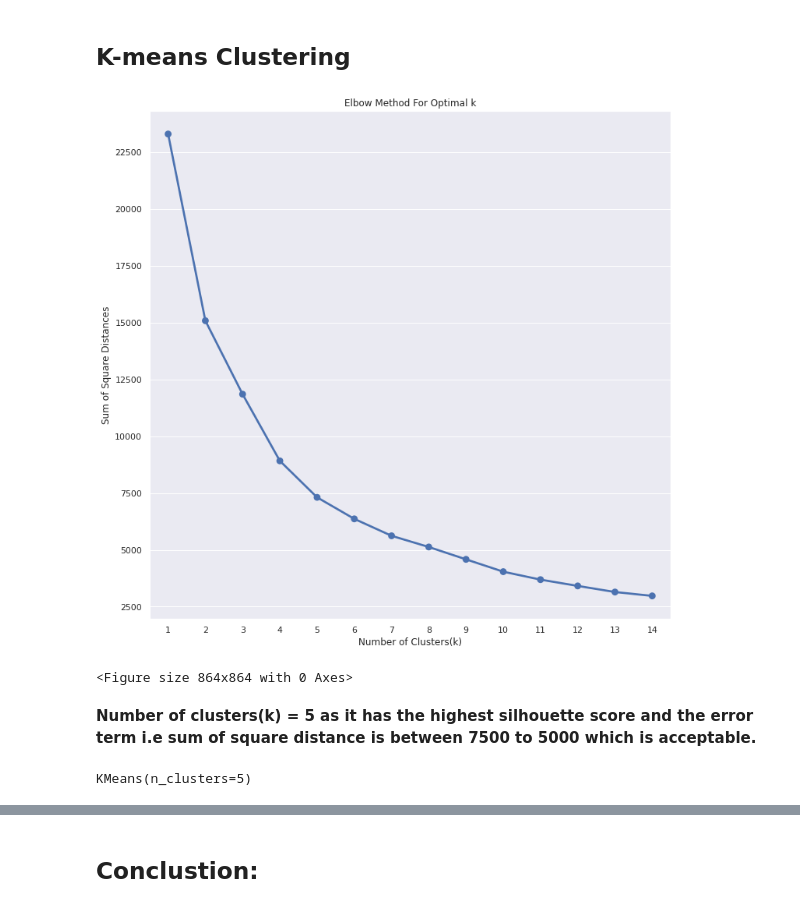
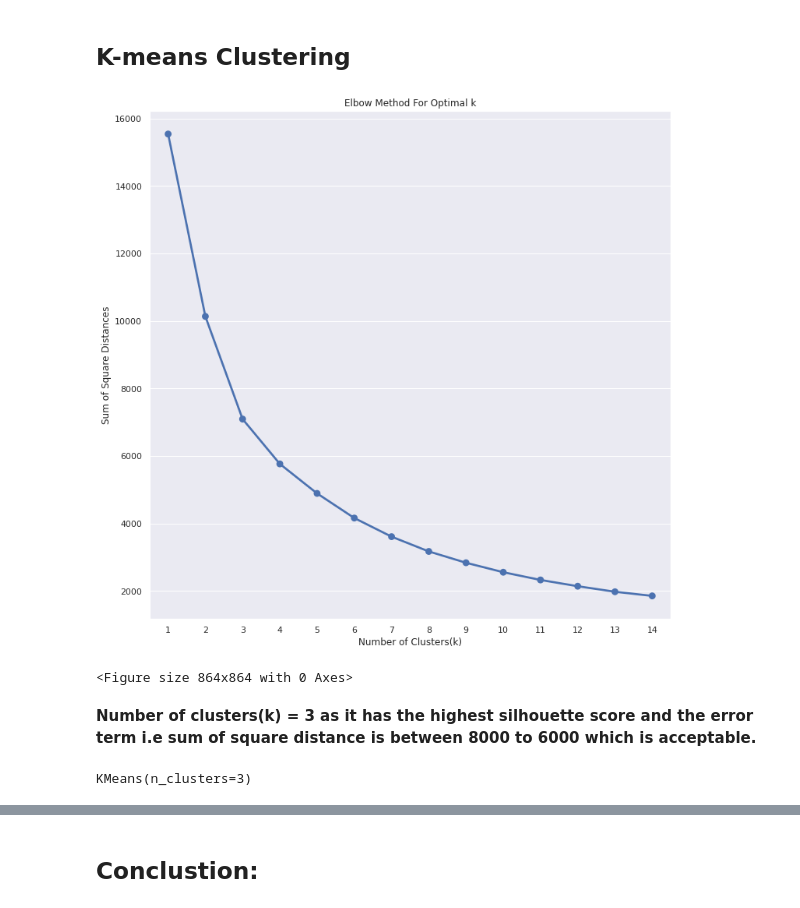
Before and after one commit to praveenbejo95/Netflix-Movies-and-TV-shows-Clustering, a Jupyter notebook: NETFLIX_MOVIES_AND_TV_SHOWS_CLUSTERING.ipynb, the cells around one changed output, grey strips where cells are left out. Saved outputs shown, nothing was run; the diff lists cells and outputs as text; code cells hidden in the pictures.

```diff
--- a/NETFLIX_MOVIES_AND_TV_SHOWS_CLUSTERING.ipynb
+++ b/NETFLIX_MOVIES_AND_TV_SHOWS_CLUSTERING.ipynb
@@ -970,7 +980,7 @@ netflix_df['length'] = netflix_df['description'].apply(length)
 netflix_df['length_listed'] = netflix_df['listed_in'].apply(length)
 # %%
 # converting the 'type' column to numberic data type
-netflix_df['type'].replace(['TV Show','Movie'],[0,1],inplace = True)
+#netflix_df['type'].replace(['TV Show','Movie'],[0,1],inplace = True)
 # %%
 netflix_df.info()
 # %% [output]
@@ -1150,36 +1160,36 @@ For n_clusters = 10 The average silhouette_score is : 0.3377624727736268
 ## **K-means Clustering**
 # %%
 # using elbow method to find the most suitable cluster numbers
-features_for_clusterring =netflix_df[['length','length_listed','type']]
+features_for_clusterring =netflix_df[['length','length_listed']]
 scaler_method =preprocessing.StandardScaler()
 final_feature =scaler_method.fit_transform(features_for_clusterring)
 X=final_feature
 from sklearn.cluster import KMeans
 
 sum_of_sq_dist = {}
 for k in range(1,15):
     km = KMeans(n_clusters= k, init= 'k-means++', max_iter= 1000)
     km = km.fit(X)
     sum_of_sq_dist[k] = km.inertia_
 
 #Plot the graph for the sum of square distance values and Number of Clusters
 sns.pointplot(x = list(sum_of_sq_dist.keys()), y = list(sum_of_sq_dist.values()))
 plt.xlabel('Number of Clusters(k)')
 plt.ylabel('Sum of Square Distances')
 plt.title('Elbow Method For Optimal k')
 plt.figure(figsize=(12,12))
 plt.show()
 # %% [output]
-[figure, old version]
+[figure, new version]
 <Figure size 864x864 with 0 Axes>
 # %% [markdown]
-**Number of clusters(k) = 5 as it has the highest silhouette score and the error term i.e sum of square distance is between 7500 to 5000 which is acceptable.**
+**Number of clusters(k) = 3 as it has the highest silhouette score and the error term i.e sum of square distance is between 8000 to 6000 which is acceptable.**
 # %%
 #Kmeans clustering Implementation
-Kmeans_clustersmodel= KMeans(n_clusters=5)
+Kmeans_clustersmodel= KMeans(n_clusters=3)
 Kmeans_clustersmodel.fit(X)
 # %% [output]
-KMeans(n_clusters=5)
+KMeans(n_clusters=3)
 # %%
 #Predicting from model and also checking centres_Cluster in arrays
 pred= Kmeans_clustersmodel.predict(X)
```
Also changed, not shown: parts of 14 cells of this notebook.
